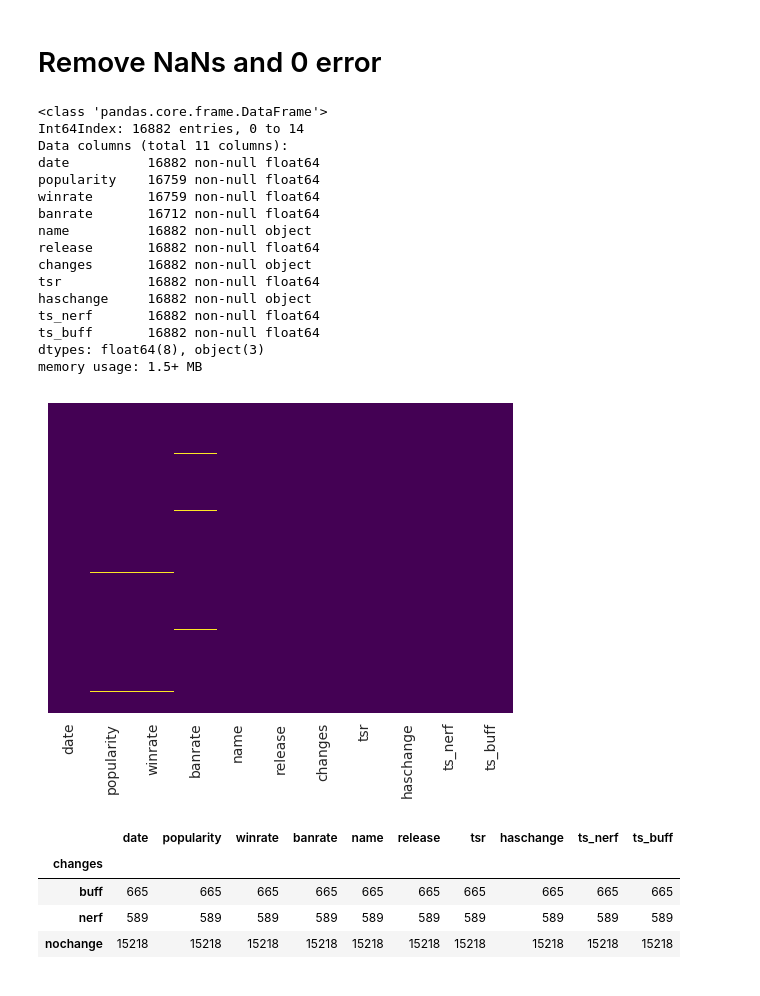
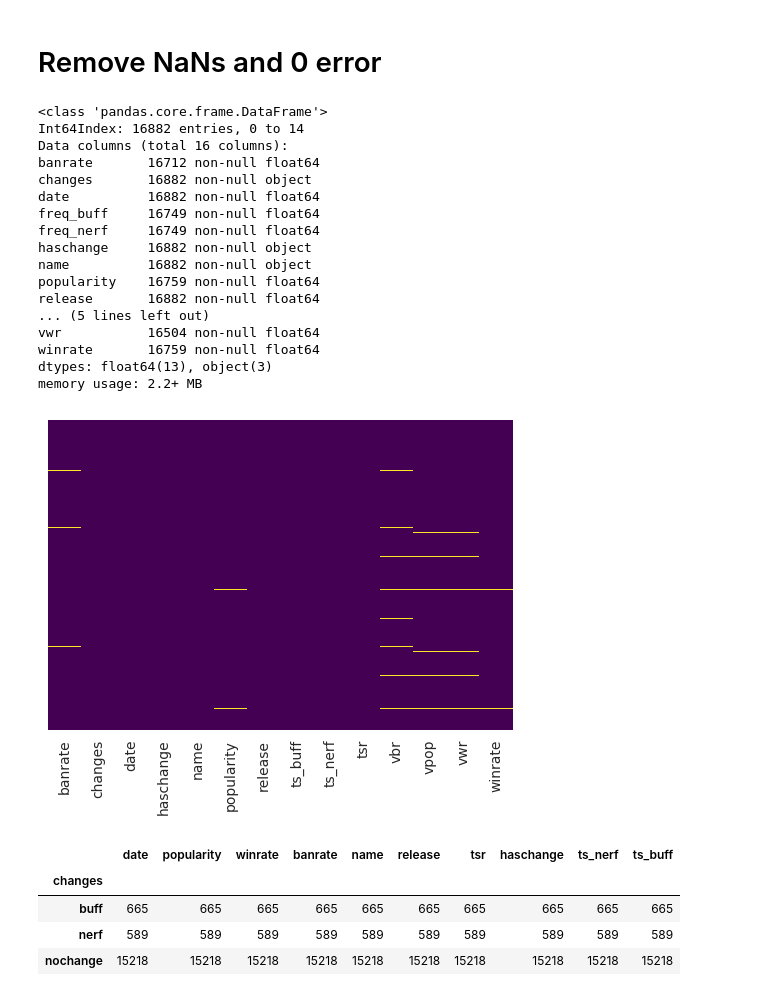
Before and after one commit to joseph-jnl/insight, a Jupyter notebook: lol_model_diamondonly.ipynb, the cells around one changed output. Cells and saved outputs as stored; diff of their text form; code cells hidden in the pictures.

```diff
--- a/lol_model_diamondonly.ipynb
+++ b/lol_model_diamondonly.ipynb
@@ -42,6 +42,8 @@ df_initial.head()
 | 4 | 1.394525e+09 | 3.54 | 52.30 | 0.73 | shaco | 1.254355e+09 | nochange | 1.401701e+08 | False |
 # %%
 # Time since last patch change (max 25)
+
+# Velocity
 
 df = pd.DataFrame(columns=['date', 'popularity', 'winrate', 'banrate',
                           'name', 'release', 'changes', 'tsr',
@@ -64,4 +66,9 @@ for champ in df_initial['name'].unique():
             df_temp.loc[index, 'ts_buff'] = min(i for i in (index - nerfs) if i > 0)
         else:
             df_temp.loc[index, 'ts_buff'] = 25
+
+    df_temp['vpop'] = df_temp.popularity - df_temp.popularity.shift(1)
+    df_temp['vwr'] = df_temp.winrate - df_temp.winrate.shift(1)
+    df_temp['vbr'] = df_temp.banrate - df_temp.banrate.shift(1)
+
     df = df.append(df_temp)
@@ -93,5 +74,0 @@ for champ in df_initial['name'].unique():
-# %%
-# velocity
-
-for index, row in df.iterrows():
-    df.iloc[index]['vpop'] = (df.iloc[index]['popularity'] - df.iloc[index-1]['popularity'])/(df.iloc[index]['date']-df.iloc[index-1]['date'])
@@ -105,0 +75,30 @@ See the caveats in the documentation: http://pandas.pydata.org/pandas-docs/stabl
+# %%
+nerfs = pd.read_csv('reddit_nerfs.csv')
+buffs = pd.read_csv(open('reddit_buffs.csv','rU'), encoding='utf-8', engine='c')
+# %%
+df2 = pd.DataFrame(columns=['date', 'popularity', 'winrate', 'banrate',
+                          'name', 'release', 'changes', 'tsr',
+                          'haschange', 'ts_nerf', 'ts_buff'])
+
+champ_nat = pd.read_csv('champs_natural.csv', names=['name'])
+
+for ic, champ in enumerate(df['name'].unique()):
+
+    df_temp = df.loc[(df['name']==champ)].copy()
+    freqn = pd.DataFrame(np.nan, index=range(0,len(df_temp)), columns=['freq_nerf'])
+    freqb = pd.DataFrame(np.nan, index=range(0,len(df_temp)), columns=['freq_buff'])
+
+    for index in range(1, len(df_temp)):
+        dfr = pd.DataFrame()
+        dfr = nerfs[(nerfs['created_utc'] < df_temp.iloc[index]['date']) & (nerfs['created_utc'] > df_temp.iloc[index-1]['date'])]
+
+        dfr2 = pd.DataFrame()
+        dfr2 = buffs[(buffs['created_utc'] < df_temp.iloc[index]['date']) & (buffs['created_utc'] > df_temp.iloc[index-1]['date'])]
+
+        freqn.iloc[index] = dfr['body'].str.contains(champ_nat.iloc[ic]['name'], case=False).sum()
+        freqb.iloc[index] = dfr2['body'].str.contains(champ_nat.iloc[ic]['name'], case=False).sum()
+
+    df_temp['freq_nerf'] = freqn
+    df_temp['freq_buff'] = freqb
+
+    df2 = df2.append(df_temp)
@@ -195,23 +200,24 @@ NameError: name 'y' is not defined
 # %%
 #Check NaNs
 sns.heatmap(df.isnull(),yticklabels=False,cbar=False,cmap='viridis')
-df.info()
+df2.info()
 # %% [output]
 <class 'pandas.core.frame.DataFrame'>
 Int64Index: 16882 entries, 0 to 14
-Data columns (total 11 columns):
+Data columns (total 16 columns):
+banrate       16712 non-null float64
+changes       16882 non-null object
 date          16882 non-null float64
+freq_buff     16749 non-null float64
+freq_nerf     16749 non-null float64
+haschange     16882 non-null object
+name          16882 non-null object
 popularity    16759 non-null float64
+release       16882 non-null float64
+... (5 lines left out)
+vwr           16504 non-null float64
 winrate       16759 non-null float64
-banrate       16712 non-null float64
-name          16882 non-null object
-release       16882 non-null float64
-changes       16882 non-null object
-tsr           16882 non-null float64
-haschange     16882 non-null object
-ts_nerf       16882 non-null float64
-ts_buff       16882 non-null float64
-dtypes: float64(8), object(3)
-memory usage: 1.5+ MB
+dtypes: float64(13), object(3)
+memory usage: 2.2+ MB
-[figure, old version]
+[figure, new version]
 # %%
```
Also changed, not shown: parts of 21 cells of this notebook.
